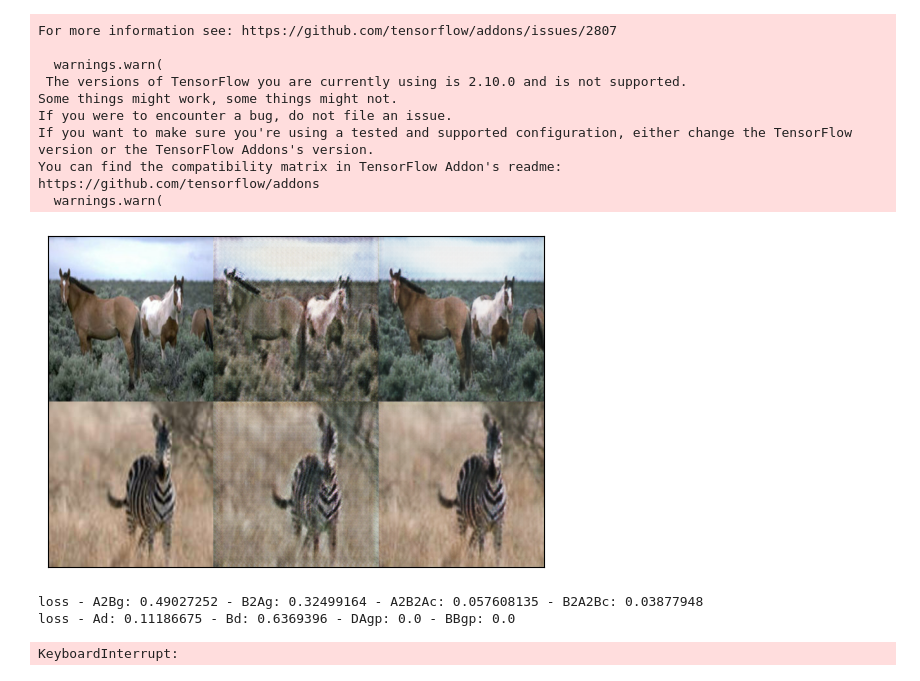
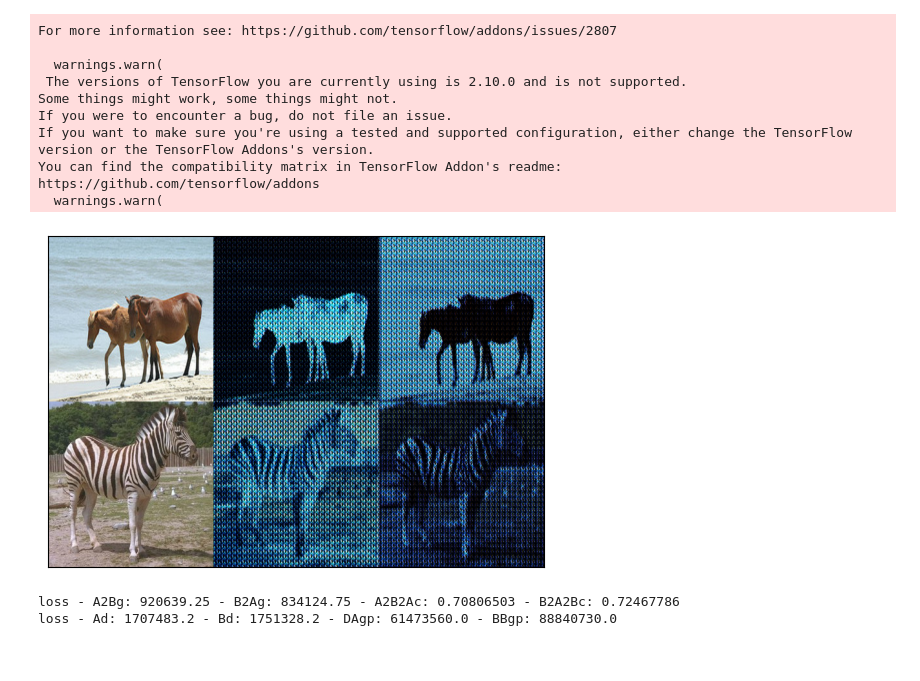
Before and after one commit to adam-blip/CycleGAN-directml, a Jupyter notebook: cycleGan-directml.ipynb, the cells around one changed output. Saved outputs shown, nothing was run; the diff lists cells and outputs as text; code cells hidden in the pictures.

```diff
--- a/cycleGan-directml.ipynb
+++ b/cycleGan-directml.ipynb
@@ -59,13 +59,13 @@ args = type('obj', (object,), {
     'datasets_dir' : 'datasets',
     'load_size' : 286, # load image to this size
     'crop_size' : 256, # then crop to this size
-    'batch_size' : 1,
+    'batch_size' : 16,
     'epochs' : 200,
     'epoch_decay' : 100, # epoch to start decaying learning rate
     'lr' : 0.0002,
     'beta_1' : 0.5,
     'adversarial_loss_mode' : 'lsgan', #'gan', 'hinge_v1', 'hinge_v2', 'lsgan', 'wgan'
-    'gradient_penalty_mode' : 'none', #'none', 'dragan', 'wgan-gp'
+    'gradient_penalty_mode' : 'wgan-gp', #'none', 'dragan', 'wgan-gp'
     'gradient_penalty_weight' : 10.0,
     'cycle_loss_weight' : 10.0,
     'identity_loss_weight' : 0.0,
@@ -176,6 +250,16 @@ x = fast_normalization(x)
 # ==============================================================================
 # =                                  network                                   =
 # ==============================================================================
+
+def _get_norm_layer(norm):
+    if norm == 'none':
+        return lambda: lambda x: x
+    elif norm == 'batch_norm':
+        return keras.layers.BatchNormalization
+    elif norm == 'instance_norm':
+        return tfa.layers.InstanceNormalization
+    elif norm == 'layer_norm':
+        return keras.layers.LayerNormalization
 
 def ConvDiscriminator(input_shape=(256, 256, 3),
                       dim=64,
@@ -348,16 +432,6 @@ def show(image):
 # =                                    run                                     =
 # ==============================================================================
 
-'''
-print('G_A2B:')
-print(G_A2B.summary())
-print('G_B2A:')
-print(G_B2A.summary())
-print('D_A:')
-print(D_A.summary())
-print('D_B:')
-print(D_B.summary())
-'''
 # epoch counter
 ep_cnt = tf.Variable(initial_value=0, trainable=False, dtype=tf.int64)
 
@@ -398,36 +472,38 @@ with train_summary_writer.as_default():
         for A, B in tqdm.tqdm(A_B_dataset, desc='Inner Epoch Loop', total=len_dataset):
             G_loss_dict, D_loss_dict = train_step(A, B)
 
             # # summary
             tl.summary(G_loss_dict, step=G_optimizer.iterations, name='G_losses')
             tl.summary(D_loss_dict, step=G_optimizer.iterations, name='D_losses')
             tl.summary({'learning rate': G_lr_scheduler.current_learning_rate}, step=G_optimizer.iterations, name='learning rate')
 
             # sample
-            # if G_optimizer.iterations.numpy() % 100 == 0:
-            if G_optimizer.iterations.numpy() % 10 == 0:
+            if G_optimizer.iterations.numpy() % 1 == 0:
                 clear_output()
                 A, B = next(test_iter)
+                A = A[0, :, :, :]
+                A = A[np.newaxis, :]
+                B = B[0, :, :, :]
+                B = B[np.newaxis, :]
                 A2B, B2A, A2B2A, B2A2B = sample(A, B)
                 img = im.immerge(np.concatenate([A, A2B, A2B2A, B, B2A, B2A2B], axis=0), n_rows=2)
                 show(img)
                 print(
                     'loss - A2Bg: ' + str(G_loss_dict['A2B_g_loss'].numpy()) +
                     ' - B2Ag: ' + str(G_loss_dict['B2A_g_loss'].numpy()) +
                     ' - A2B2Ac: ' + str(G_loss_dict['A2B2A_cycle_loss'].numpy()) +
                     ' - B2A2Bc: ' + str(G_loss_dict['B2A2B_cycle_loss'].numpy())
                 )
                 print(
                     'loss - Ad: ' + str(D_loss_dict['A_d_loss'].numpy()) +
                     ' - Bd: ' + str(D_loss_dict['B_d_loss'].numpy()) +
                     ' - DAgp: ' + str(D_loss_dict['D_A_gp'].numpy()) +
                     ' - BBgp: ' + str(D_loss_dict['D_B_gp'].numpy())
                 )
 
                 # save checkpoint
                 checkpoint.save(ep)
 # %% [output]
-[figure, old version]
+[figure, new version]
-loss - A2Bg: 0.49027252 - B2Ag: 0.32499164 - A2B2Ac: 0.057608135 - B2A2Bc: 0.03877948
-loss - Ad: 0.11186675 - Bd: 0.6369396 - DAgp: 0.0 - BBgp: 0.0
+loss - A2Bg: 920639.25 - B2Ag: 834124.75 - A2B2Ac: 0.70806503 - B2A2Bc: 0.72467786
+loss - Ad: 1707483.2 - Bd: 1751328.2 - DAgp: 61473560.0 - BBgp: 88840730.0
-KeyboardInterrupt:
```
Also changed, not shown: parts of 3 cells of this notebook, 12 other files.
